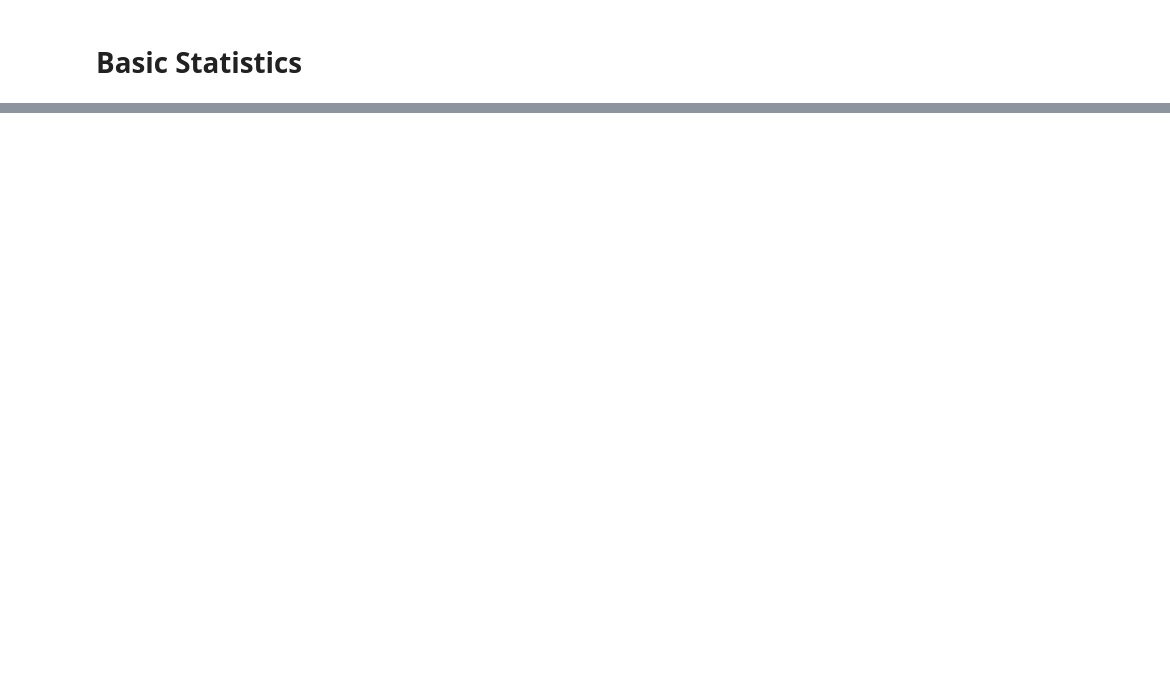
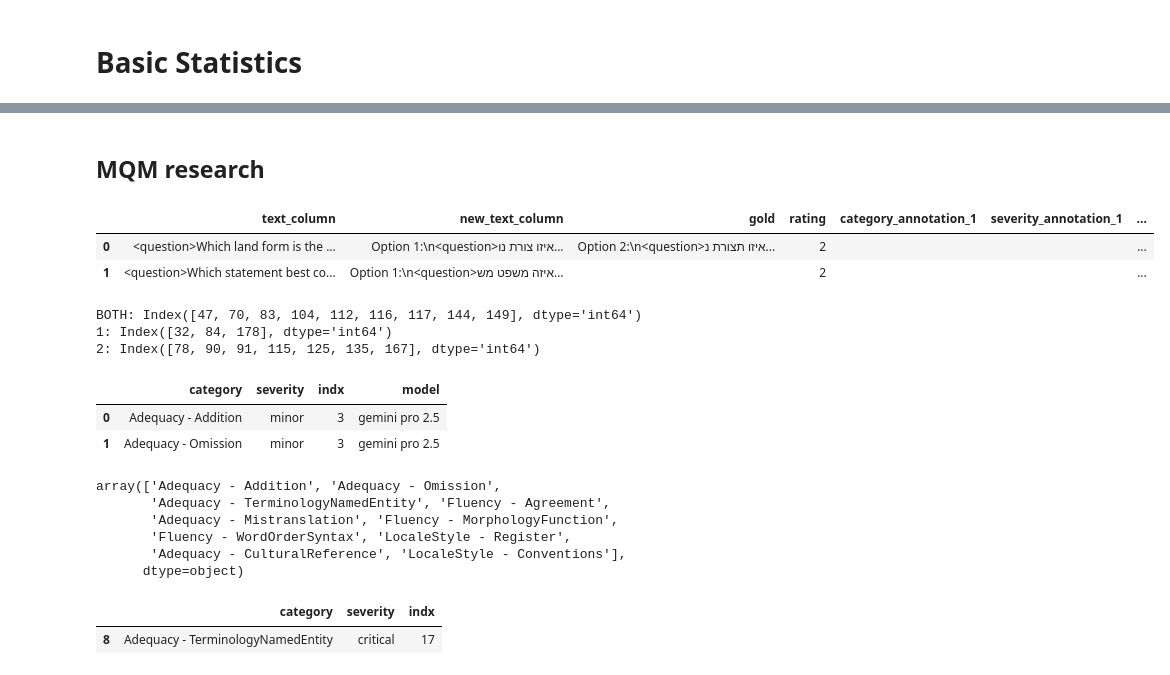
Before and after one commit to sarelWeinberger/qwen-hebrew-finetuning, a Jupyter notebook: translation/3 - Evaluate labeling.ipynb, the cells around one changed output, grey strips where cells are left out. Drawn from its saved outputs; the diff is of its cells as text; code cells hidden in the pictures; blank space fills up the shorter version.

```diff
--- a/translation/3 - Evaluate labeling.ipynb
+++ b/translation/3 - Evaluate labeling.ipynb
@@ -182,0 +118,8 @@ map_mqm_to_score = {
+# %% [markdown]
+## MQM research
+# %%
+label_df.head(2)
+# %% [output]
+|  | text_column | new_text_column | gold | rating | category_annotation_1 | severity_annotation_1 | ... |
+| 0 | <question>Which land form is the ... | Option 1:\n<question>איזו צורת נו... | Option 2:\n<question>איזו תצורת נ... | 2 |  |  | ... |
+| 1 | <question>Which statement best co... | Option 1:\n<question>איזה משפט מש... |  | 2 |  |  | ... |
@@ -182,0 +132,36 @@ map_mqm_to_score = {
+# %%
+print('BOTH:', a[(a != '').any(axis=1)].index + 1)
+print('1:', b[(b != '').any(axis=1)].index + 1)
+print('2:', c[(c != '').any(axis=1)].index + 1)
+# %% [output]
+BOTH: Index([47, 70, 83, 104, 112, 116, 117, 144, 149], dtype='int64')
+1: Index([32, 84, 178], dtype='int64')
+2: Index([78, 90, 91, 115, 125, 135, 167], dtype='int64')
+# %%
+df_1 = pd.DataFrame(mqm_res['gemini pro 2.5'], columns=['category', 'severity', 'indx'])
+df_1['model'] = 'gemini pro 2.5'
+df_2 = pd.DataFrame(mqm_res['claude 3.7 sonnet'], columns=['category', 'severity', 'indx'])
+df_2['model'] = 'claude 3.7 sonnet'
+
+df = pd.concat([df_1, df_2], ignore_index=True)
+
+# df = pd.DataFrame(mqm_res['claude 3.7 sonnet'], columns=['category', 'severity', 'indx'])
+df.head(2)
+# %% [output]
+|  | category | severity | indx | model |
+| 0 | Adequacy - Addition | minor | 3 | gemini pro 2.5 |
+| 1 | Adequacy - Omission | minor | 3 | gemini pro 2.5 |
+# %%
+df['category'].unique()
+# %% [output]
+array(['Adequacy - Addition', 'Adequacy - Omission',
+       'Adequacy - TerminologyNamedEntity', 'Fluency - Agreement',
+       'Adequacy - Mistranslation', 'Fluency - MorphologyFunction',
+       'Fluency - WordOrderSyntax', 'LocaleStyle - Register',
+       'Adequacy - CulturalReference', 'LocaleStyle - Conventions'],
+      dtype=object)
+# %%
+df[df['severity'] == 'critical']
+# %% [output]
+|  | category | severity | indx |
+| 8 | Adequacy - TerminologyNamedEntity | critical | 17 |
```
Also changed, not shown: parts of 23 cells of this notebook, 8 other files.
